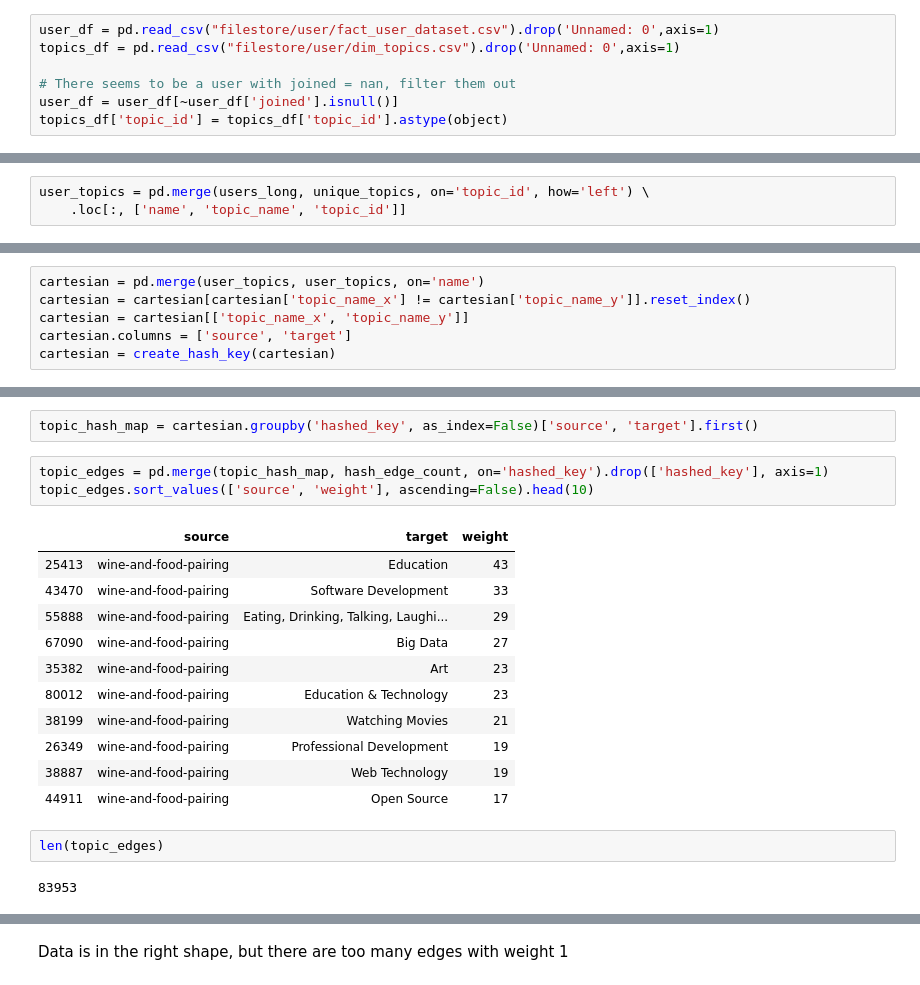
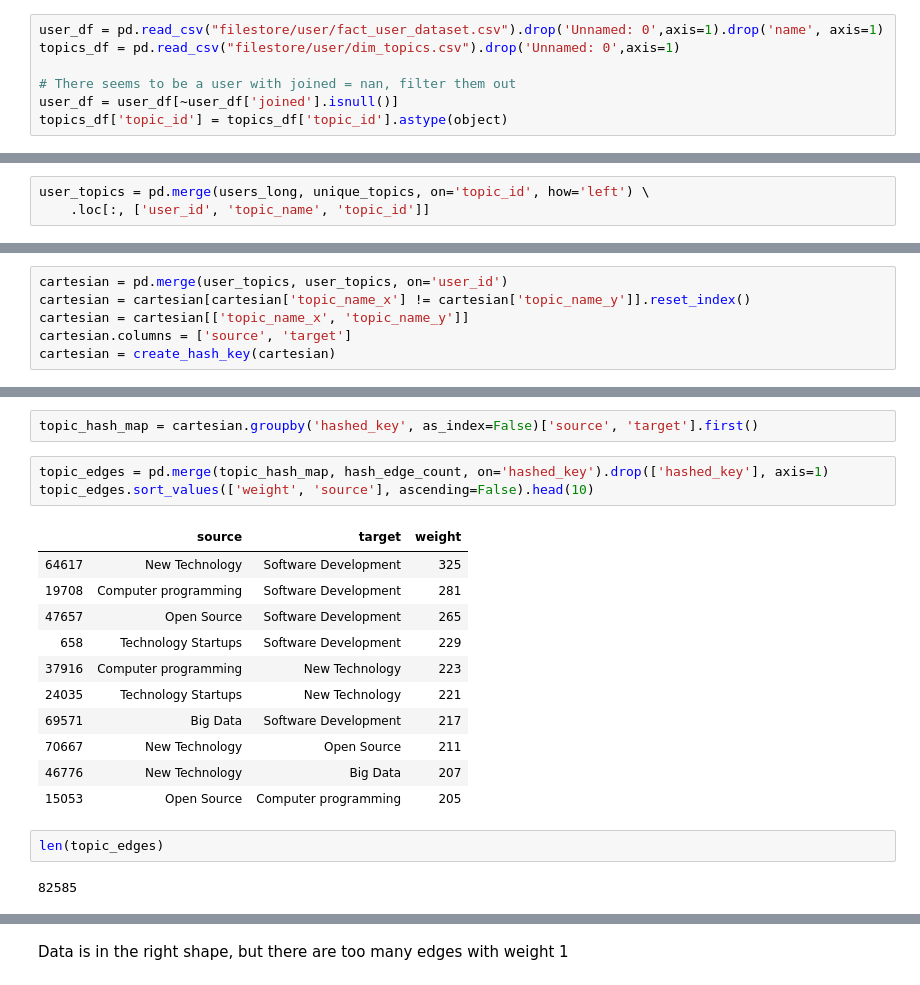
Before and after one commit to amaralcs/meetup_eda, a Jupyter notebook: topic_eda.ipynb, the cells around one changed output, grey strips where cells are left out. Drawn from its saved outputs; the diff is of its cells as text.

```diff
--- a/topic_eda.ipynb
+++ b/topic_eda.ipynb
@@ -20,7 +22,7 @@ FIG_SIZE = (13,6)
 # %% [markdown]
 # Analysing topic data
 # %%
-user_df = pd.read_csv("filestore/user/fact_user_dataset.csv").drop('Unnamed: 0',axis=1)
+user_df = pd.read_csv("filestore/user/fact_user_dataset.csv").drop('Unnamed: 0',axis=1).drop('name', axis=1)
 topics_df = pd.read_csv("filestore/user/dim_topics.csv").drop('Unnamed: 0',axis=1)
 
 # There seems to be a user with joined = nan, filter them out
@@ -132,5 +133,5 @@ unique_topics.columns
 Index(['urlkey', 'topic_name', 'topic_id', 'target'], dtype='object')
 # %%
 user_topics = pd.merge(users_long, unique_topics, on='topic_id', how='left') \
-    .loc[:, ['name', 'topic_name', 'topic_id']]
+    .loc[:, ['user_id', 'topic_name', 'topic_id']]
 # %%
@@ -184,7 +216,7 @@ def create_hash_key(df):
 Create a hash key which is a unique identifies for each pair (source, target).
 That is, if there are two rows with values, (A,B) and (B,A), they are treated as the same
 # %%
-cartesian = pd.merge(user_topics, user_topics, on='name')
+cartesian = pd.merge(user_topics, user_topics, on='user_id')
 cartesian = cartesian[cartesian['topic_name_x'] != cartesian['topic_name_y']].reset_index()
 cartesian = cartesian[['topic_name_x', 'topic_name_y']]
 cartesian.columns = ['source', 'target']
@@ -205,20 +237,20 @@ Create ref table for each topic pair and its hash
 topic_hash_map = cartesian.groupby('hashed_key', as_index=False)['source', 'target'].first()
 # %%
 topic_edges = pd.merge(topic_hash_map, hash_edge_count, on='hashed_key').drop(['hashed_key'], axis=1)
-topic_edges.sort_values(['source', 'weight'], ascending=False).head(10)
+topic_edges.sort_values(['weight', 'source'], ascending=False).head(10)
 # %% [output]
 |  | source | target | weight |
-| 25413 | wine-and-food-pairing | Education | 43 |
-| 43470 | wine-and-food-pairing | Software Development | 33 |
-| 55888 | wine-and-food-pairing | Eating, Drinking, Talking, Laughi... | 29 |
-| 67090 | wine-and-food-pairing | Big Data | 27 |
-| 35382 | wine-and-food-pairing | Art | 23 |
-| 80012 | wine-and-food-pairing | Education & Technology | 23 |
-| 38199 | wine-and-food-pairing | Watching Movies | 21 |
-| 26349 | wine-and-food-pairing | Professional Development | 19 |
-| 38887 | wine-and-food-pairing | Web Technology | 19 |
-| 44911 | wine-and-food-pairing | Open Source | 17 |
+| 64617 | New Technology | Software Development | 325 |
+| 19708 | Computer programming | Software Development | 281 |
+| 47657 | Open Source | Software Development | 265 |
+| 658 | Technology Startups | Software Development | 229 |
+| 37916 | Computer programming | New Technology | 223 |
+| 24035 | Technology Startups | New Technology | 221 |
+| 69571 | Big Data | Software Development | 217 |
+| 70667 | New Technology | Open Source | 211 |
+| 46776 | New Technology | Big Data | 207 |
+| 15053 | Open Source | Computer programming | 205 |
 # %%
 len(topic_edges)
 # %% [output]
-83953
+82585
```
Also changed, not shown: parts of 19 cells of this notebook, 3 other files.
